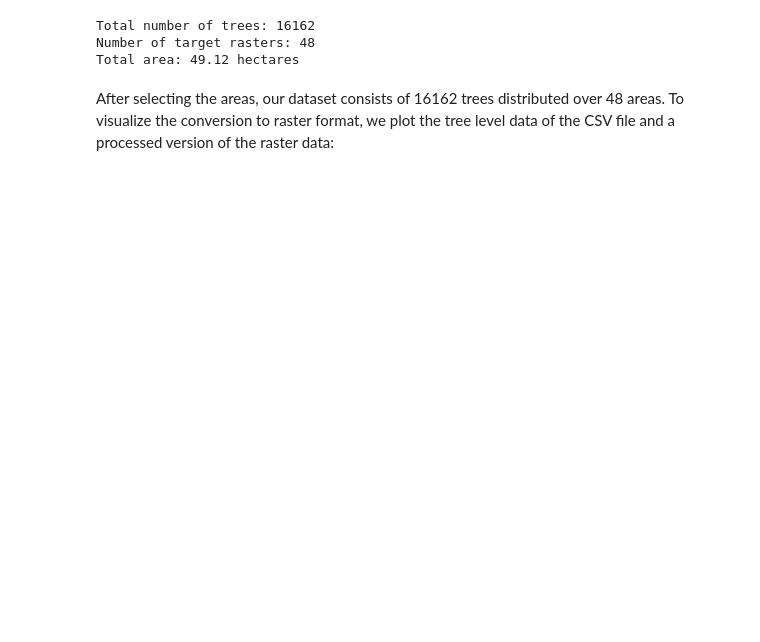
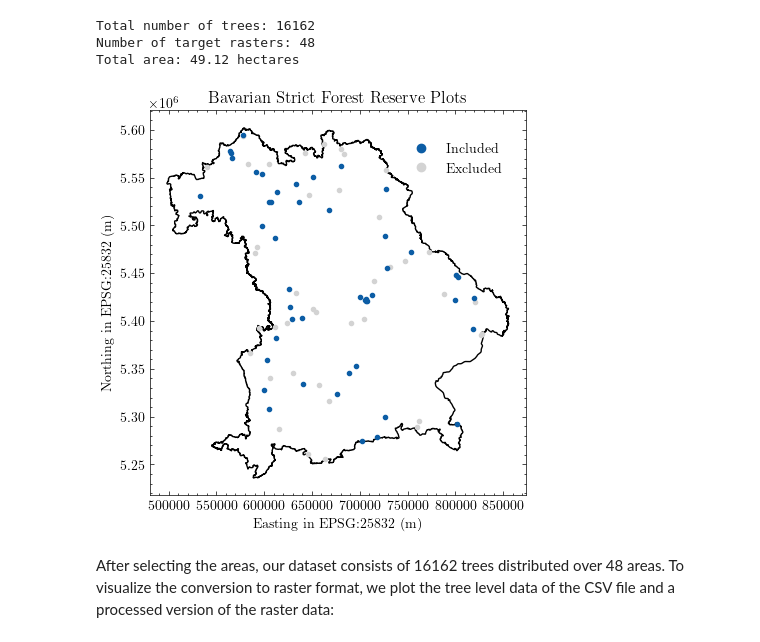
Before and after one commit to peter-hofinger/sentinel-leaf-classification, a Jupyter notebook: notebooks/0-ground-truth.ipynb, the cells around one changed output. Saved outputs shown, nothing was run; the diff lists cells and outputs as text; code cells hidden in the pictures; blank space fills up the shorter version.

```diff
--- a/notebooks/0-ground-truth.ipynb
+++ b/notebooks/0-ground-truth.ipynb
@@ -171,6 +172,82 @@ logger.info(f"Total area: {total_area * 100 / 10_000} hectares")
 Total number of trees: 16162
 Number of target rasters: 48
 Total area: 49.12 hectares
+# %%
+# Show where plots are located
+# Geometry is from "Bayerische Vermessungsverwaltung – www.geodaten.bayern.de"
+from matplotlib.lines import Line2D
+
+train_path = Path("../data/interim/train")
+target_path = Path("../data/processed/target")
+
+bavaria = gpd.read_file("../data/external/bavaria.gpkg")
+
+rows = []
+for csv in train_path.glob("*.csv"):
+    id_ = csv.stem
+    is_included = any(target_path.glob(f"{id_}_*.tif"))
+
+    plot = pd.read_csv(csv)
+    lat = (plot["latitude"].max() + plot["latitude"].min()) / 2
+    lon = (plot["longitude"].max() + plot["longitude"].min()) / 2
+
+    rows.append(
+        {
+            "included": is_included,
+            "latitude": lat,
+            "longitude": lon,
+        }
+    )
+
+plots = pd.DataFrame(rows)
+geometry = gpd.points_from_xy(plots["longitude"], plots["latitude"])
+plots = gpd.GeoDataFrame(plots["included"], crs="EPSG:4326", geometry=geometry)
+plots = plots.to_crs("EPSG:25832")
+excluded = plots[~plots["included"]]
+included = plots[plots["included"]]
+
+fig, ax = plt.subplots(figsize=(5.81, 5))
+
+bavaria.plot(facecolor="none", ax=ax)
+excluded.plot(color="lightgray", marker=".", ax=ax)  # color="gray", marker=".", ax=ax)
+included.plot(marker=".", ax=ax)
+
+ax.set_title("Bavarian Strict Forest Reserve Plots")
+ax.set_xlabel("Easting in EPSG:25832 (m)")
+ax.set_ylabel("Northing in EPSG:25832 (m)")
+annotation_x = ax.get_position().x1 + 0.05
+annotation_y = ax.get_position().y0 + 0.09
+
+ax.legend(
+    handles=[
+        Line2D(
+            [0],
+            [0],
+            marker="o",
+            color="none",
+            markerfacecolor="C0",
+            markeredgecolor="C0",
+            label="Included",
+        ),
+        Line2D(
+            [0],
+            [0],
+            marker="o",
+            color="none",
+            markerfacecolor="lightgray",
+            markeredgecolor="lightgray",
+            label="Excluded",
+        ),
+    ],
+    loc="lower left",
+    bbox_to_anchor=(0.65, 0.8),
+)
+
+save_fig(
+    fig, "../reports/figures/ground_truth/Bavarian Strict Forest Reserve Plots.pdf"
+)
+# %% [output]
+[figure, added]
 # %% [markdown]
 After selecting the areas, our dataset consists of 16162 trees distributed over 48 areas. To visualize the conversion to raster format, we plot the tree level data of the CSV file and a processed version of the raster data:
 # %%
```
Also changed, not shown: parts of 6 cells of this notebook, 20 other files.
